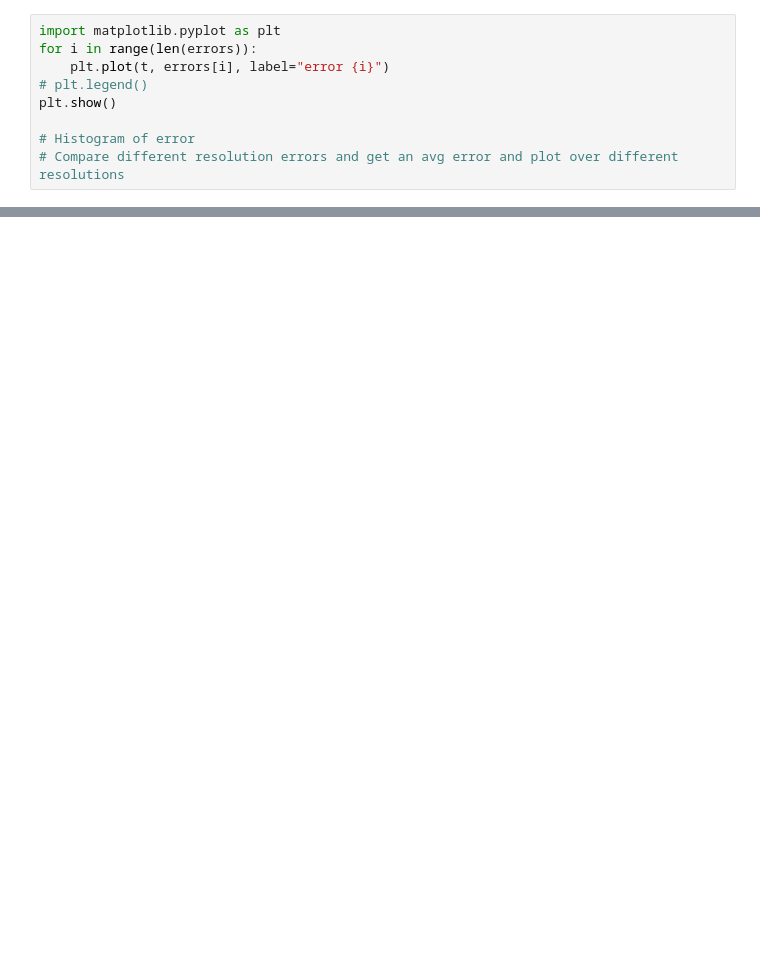
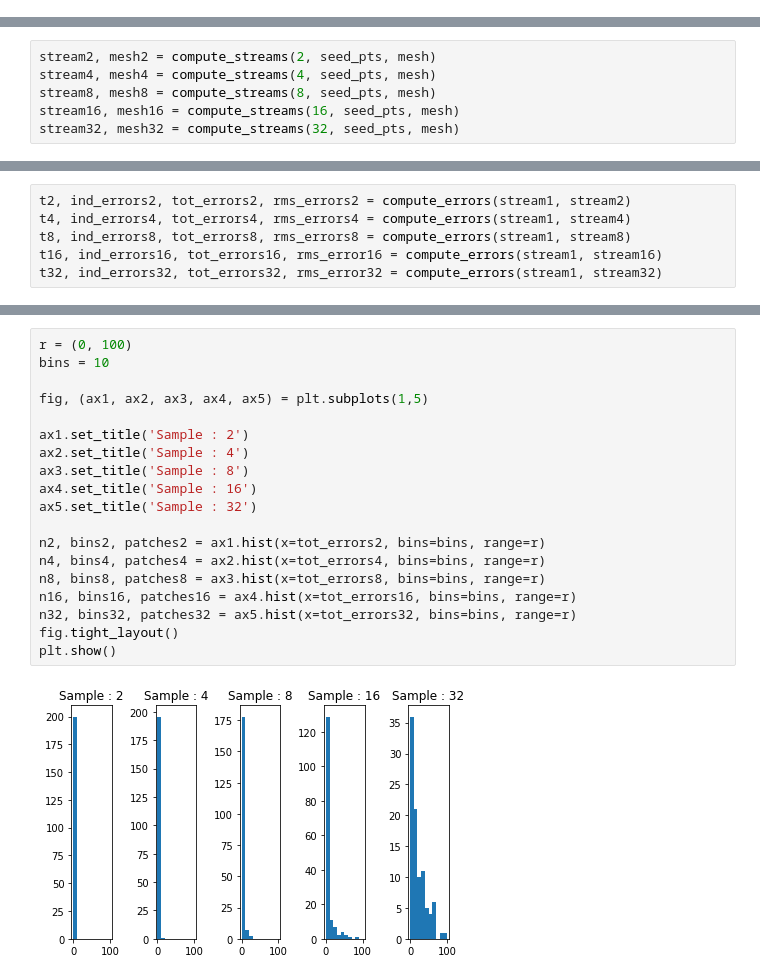
Before and after one commit to calebedwards21/vector_visualization, a Jupyter notebook: Tornado_3D/torndao_streamlines.ipynb, the cells around one changed output, grey strips where cells are left out. Cells and saved outputs as stored; diff of their text form; blank space fills up the shorter version.

Commit message:
Update streamlines error plots

```diff
--- a/Tornado_3D/torndao_streamlines.ipynb
+++ b/Tornado_3D/torndao_streamlines.ipynb
@@ -252,9 +0,0 @@ for i in range(stream_base.n_cells):
-# %%
-import matplotlib.pyplot as plt
-for i in range(len(errors)):
-    plt.plot(t, errors[i], label="error {i}")
-# plt.legend()
-plt.show()
-
-# Histogram of error
-# Compare different resolution errors and get an avg error and plot over different resolutions
@@ -262,0 +78,6 @@ plt.show()
+# %%
+stream2, mesh2 = compute_streams(2, seed_pts, mesh)
+stream4, mesh4 = compute_streams(4, seed_pts, mesh)
+stream8, mesh8 = compute_streams(8, seed_pts, mesh)
+stream16, mesh16 = compute_streams(16, seed_pts, mesh)
+stream32, mesh32 = compute_streams(32, seed_pts, mesh)
@@ -262,0 +197,6 @@ plt.show()
+# %%
+t2, ind_errors2, tot_errors2, rms_errors2 = compute_errors(stream1, stream2)
+t4, ind_errors4, tot_errors4, rms_errors4 = compute_errors(stream1, stream4)
+t8, ind_errors8, tot_errors8, rms_errors8 = compute_errors(stream1, stream8)
+t16, ind_errors16, tot_errors16, rms_error16 = compute_errors(stream1, stream16)
+t32, ind_errors32, tot_errors32, rms_error32 = compute_errors(stream1, stream32)
@@ -262,0 +244,21 @@ plt.show()
+# %%
+r = (0, 100)
+bins = 10
+
+fig, (ax1, ax2, ax3, ax4, ax5) = plt.subplots(1,5)
+
+ax1.set_title('Sample : 2')
+ax2.set_title('Sample : 4')
+ax3.set_title('Sample : 8')
+ax4.set_title('Sample : 16')
+ax5.set_title('Sample : 32')
+
+n2, bins2, patches2 = ax1.hist(x=tot_errors2, bins=bins, range=r)
+n4, bins4, patches4 = ax2.hist(x=tot_errors4, bins=bins, range=r)
+n8, bins8, patches8 = ax3.hist(x=tot_errors8, bins=bins, range=r)
+n16, bins16, patches16 = ax4.hist(x=tot_errors16, bins=bins, range=r)
+n32, bins32, patches32 = ax5.hist(x=tot_errors32, bins=bins, range=r)
+fig.tight_layout()
+plt.show()
+# %% [output]
+[figure, added]
```
Also changed, not shown: parts of 36 cells of this notebook, 2 other files.
